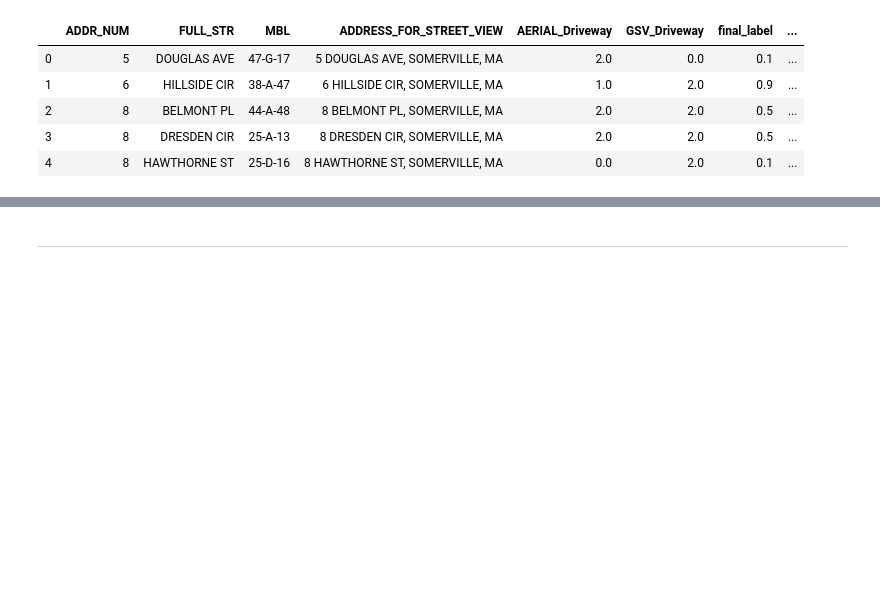
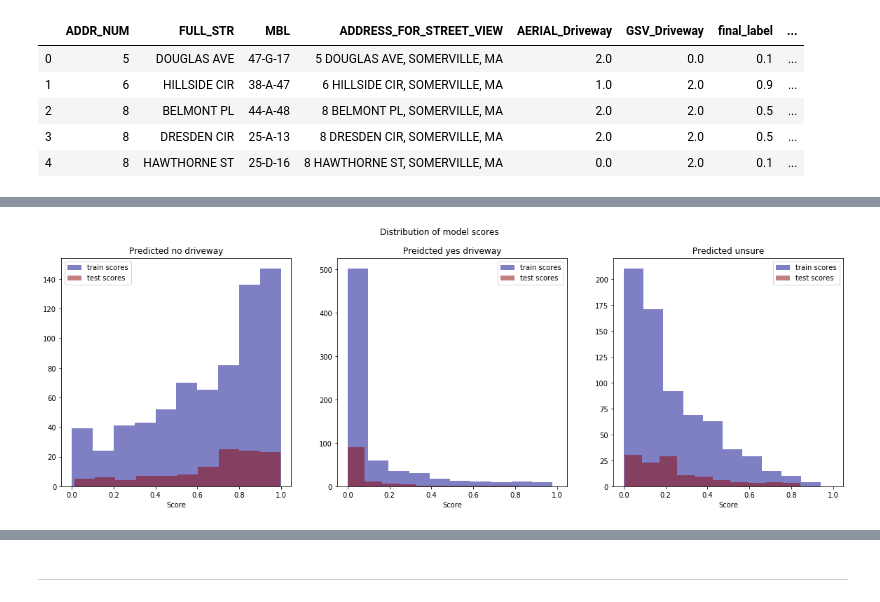
Before and after one commit to AnthonyRentsch/AC297r_2019_somerville_parking, a Jupyter notebook: notebooks/satellite_model.ipynb, the cells around one changed output, grey strips where cells are left out. Saved outputs shown, nothing was run; the diff lists cells and outputs as text; code cells hidden in the pictures; blank space fills up the shorter version.

Commit message:
more work w transfer learning

```diff
--- a/notebooks/satellite_model.ipynb
+++ b/notebooks/satellite_model.ipynb
@@ -56,13 +113,16 @@ batch_size = 32
 # %%
 # data augmentation and generator
 ## train
-aerial_gen_obj = ImageDataGenerator(horizontal_flip = True, vertical_flip = True,
+#drop_channel = lambda x: x[:,:,0:3]
+aerial_gen_obj = ImageDataGenerator(
+    #preprocessing_function=drop_channel,
+                                    horizontal_flip = True, vertical_flip = True,
                                     width_shift_range = 0.1, height_shift_range = 0.1,
                                     zoom_range = 0.1, rotation_range = 40)
-train_generator = aerial_gen_obj.flow_from_dataframe(train_data, directory = aerial_dir,
+train_generator = aerial_gen_obj.flow_from_dataframe(rebalanced_train, directory = aerial_dir,  #train_data
                                                 x_col= x_column, y_col= y_column,
                                                 target_size=(aer_image_dim[0], aer_image_dim[1]),
-                                                color_mode='rgba', class_mode='raw', #class_mode='binary'
+                                                color_mode=color_mode, class_mode='categorical', #class_mode='binary'
                                                 batch_size=batch_size,
                                                 shuffle=True, seed=100)
 
@@ -70,7 +130,7 @@ train_generator = aerial_gen_obj.flow_from_dataframe(train_data, directory = aer
 test_generator = aerial_gen_obj.flow_from_dataframe(test_data, directory = aerial_dir,
                                                 x_col= x_column, y_col= y_column,
                                                 target_size=(aer_image_dim[0], aer_image_dim[1]),
-                                                color_mode='rgba', class_mode='raw',
+                                                color_mode=color_mode, class_mode='categorical', #class_mode='binary'
                                                 batch_size=batch_size,
                                                 shuffle=True, seed=100)
 # %% [output]
@@ -129,11 +194,12 @@ def satellite_cnn_transfer(image_dim = aer_image_dim, pre_trained = None):
 
     return model
 # %%
-# load Inception V3 Image Net weights
-# inception_v3 = InceptionV3(include_top=False, input_shape=aer_image_dim)
+# load transfer learning weights
+# inception_v3 = apps.inception_v3.InceptionV3(include_top=False, input_shape=aer_image_dim)
+dense_net = DenseNet201(include_top=False, input_shape=aer_image_dim)
 # %%
 # instantiate model
-# model = satellite_cnn()
-model = satellite_cnn_transfer(pre_trained = inception_v3)
+# model = satellite_cnn(n_classes=3)
+model = satellite_cnn_transfer(pre_trained = dense_net, n_classes=3)
 model.summary()
 # %% [output]
@@ -191,10 +291,26 @@ ax[2].set_title('Specificity');
 train_preds = model.predict_generator(train_generator)
 test_preds = model.predict_generator(test_generator)
 # %%
-fig, ax = plt.subplots(1, 1, figsize=(20,10))
+# binary prediction
+if len(train_preds.shape) == 1:
+    fig, ax = plt.subplots(1, 1, figsize=(20,10))
 
-ax.hist(train_preds, color='darkblue', alpha=0.5, label='train scores')
-ax.hist(test_preds, color='darkred', alpha=0.5, label='test scores')
-ax.legend()
-ax.set_xlabel('Score')
-ax.set_title('Distribution of model scores');
+    ax.hist(train_preds, color='darkblue', alpha=0.5, label='train scores')
+    ax.hist(test_preds, color='darkred', alpha=0.5, label='test scores')
+    ax.legend()
+    ax.set_xlabel('Score')
+    ax.set_title('Distribution of model scores');
+
+elif len(train_preds.shape) > 1:
+    label_map = {0: 'Predicted no driveway', 1: 'Preidcted yes driveway', 2: 'Predicted unsure'}
+    fig, ax = plt.subplots(1, train_preds.shape[1], sharex=True, figsize=(20,6))
+
+    for i in range(train_preds.shape[1]):
+        ax[i].hist(train_preds[:,i], color='darkblue', alpha=0.5, label='train scores')
+        ax[i].hist(test_preds[:,i], color='darkred', alpha=0.5, label='test scores')
+        ax[i].legend()
+        ax[i].set_xlabel('Score')
+        ax[i].set_title(label_map[i])
+    fig.suptitle('Distribution of model scores');
+# %% [output]
+[figure, added]
```
Also changed, not shown: parts of 16 cells of this notebook.
